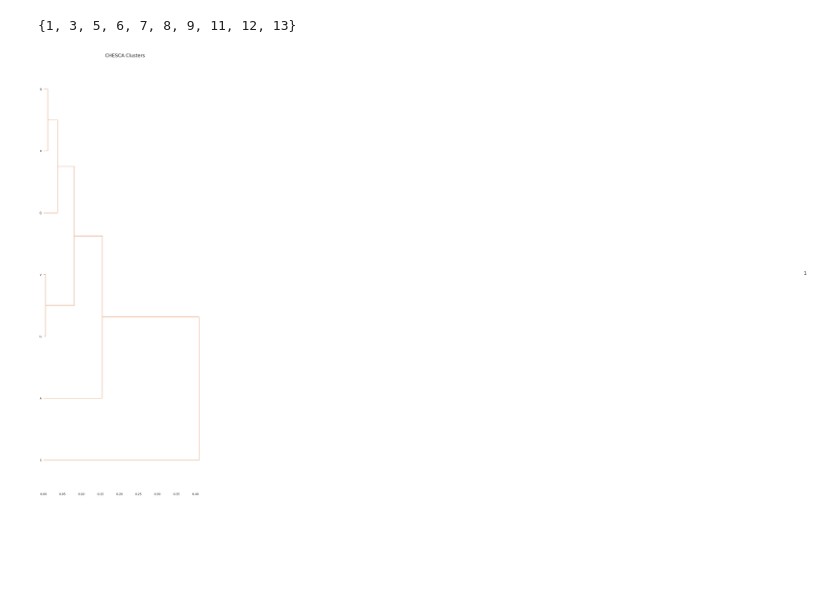
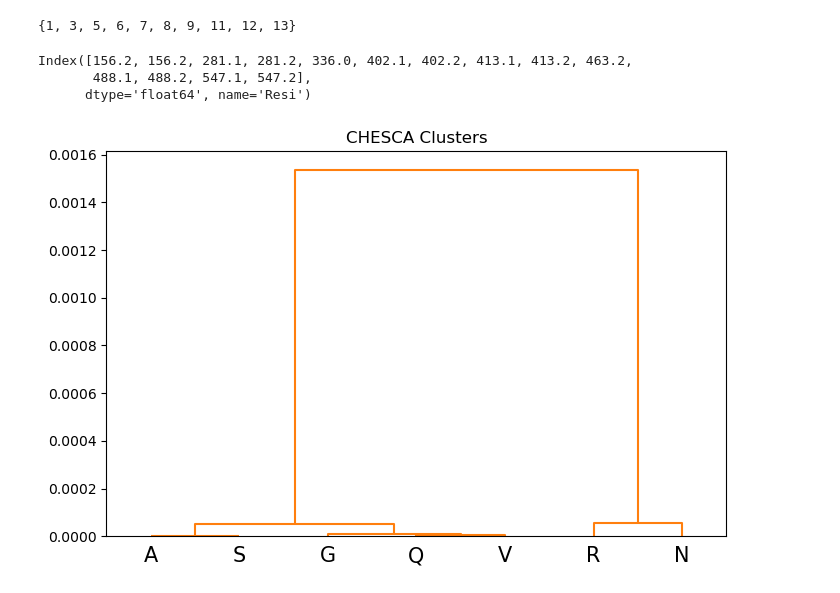
Before and after one commit to Dan-Burns/pychesca, a Jupyter notebook: dev.ipynb, the cells around one changed output. Drawn from its saved outputs; the diff is of its cells as text; code cells hidden in the pictures; blank space fills up the shorter version.

```diff
--- a/dev.ipynb
+++ b/dev.ipynb
@@ -75,6 +72,6 @@ plots.heatmap_correlation_cutoffs(df, min_corr=.96)
 # %%
 # perform clustering on the correlation matrix
-hac = cluster.HAC(df,cutoff=96)
+hac = cluster.HAC(df,cutoff=98)
 # look at the absolute values of the correlation matrix
 hac.absolute_corr
 # %% [output]
@@ -152,12 +149,18 @@ real_clusters
 # the matrix that gives you just the states for rows and columns - but constructed only
 # with each cluster's residues....
 # %%
-sub_cluster_resis = hac.clusters[hac.clusters['cluster']==1].index
+sub_cluster_resis = hac.clusters[hac.clusters['cluster']==21].index
 state_corr = df.loc[sub_cluster_resis].corr().abs()
 hac_states = cluster.HAC(state_corr, cluster_states=True)
+# %%
+sub_cluster_resis
+# %% [output]
+Index([156.2, 156.2, 281.1, 281.2, 336.0, 402.1, 402.2, 413.1, 413.2, 463.2,
+       488.1, 488.2, 547.1, 547.2],
+      dtype='float64', name='Resi')
 # %%
-plots.show_dendrogram(hac_states)
+plots.show_dendrogram(hac_states, orientation='top', annotate_clusters=False)
 # fix size
 # cluster one seems to separate them correctly.
 # %% [output]
-[figure, old version]
+[figure, new version]
```
Also changed, not shown: parts of 4 cells of this notebook.
